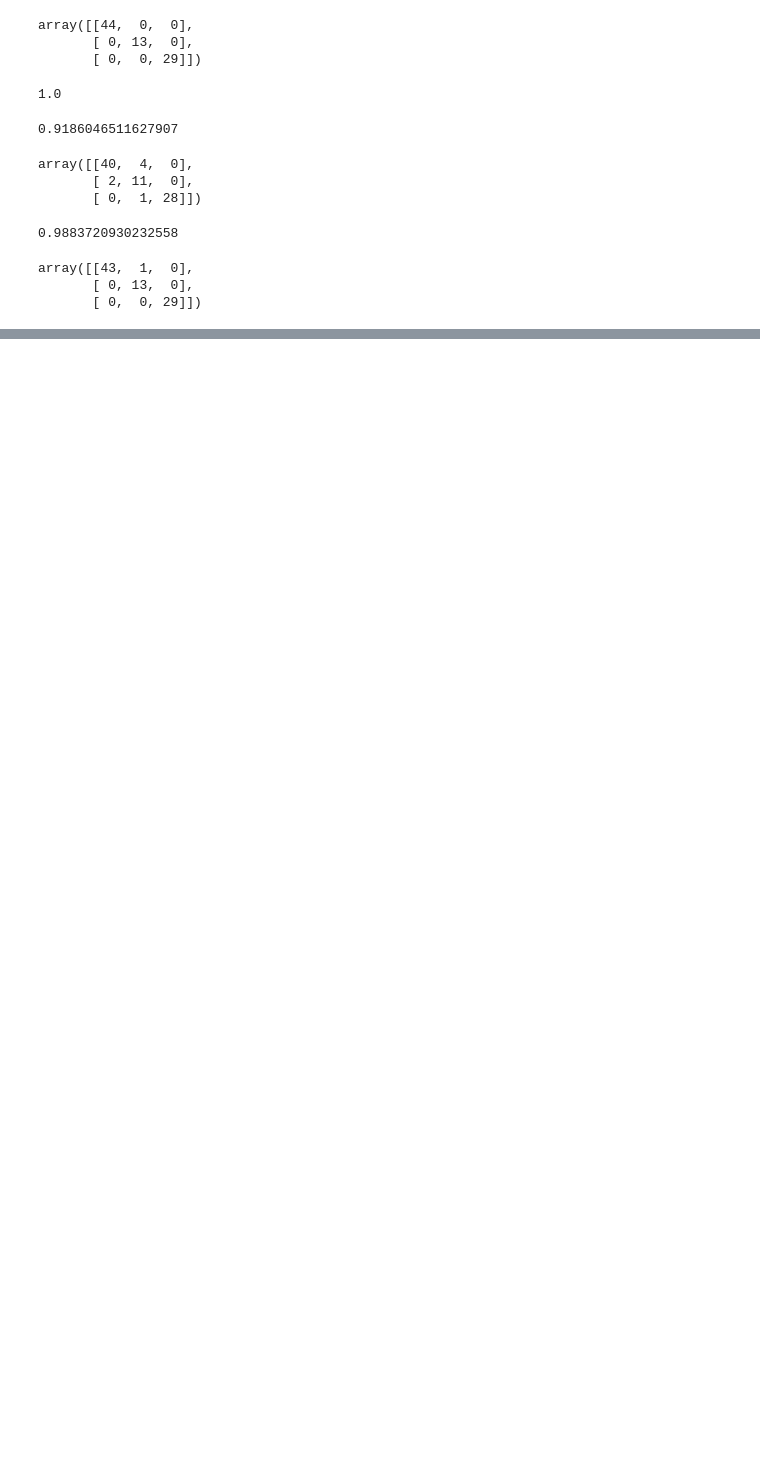
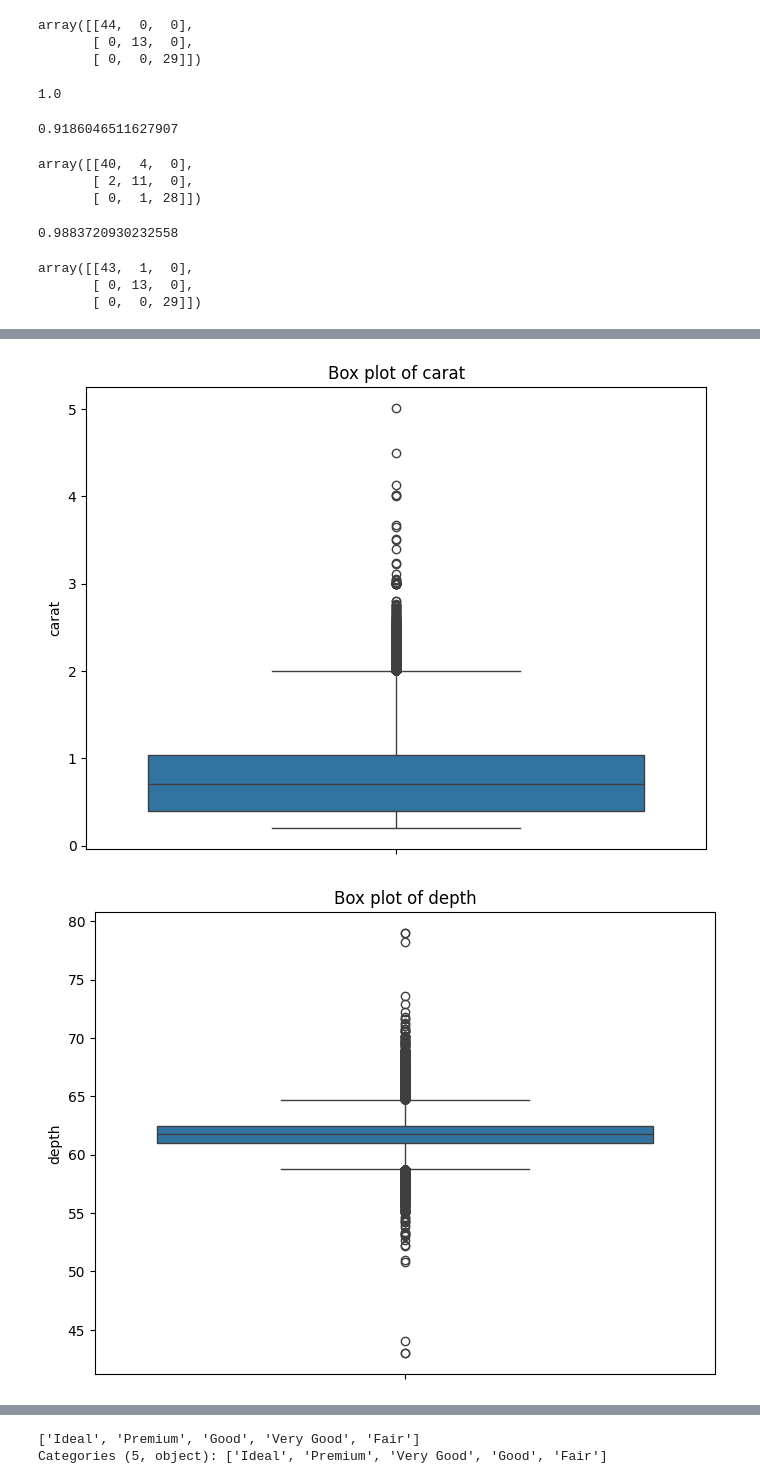
Before and after one commit to vidyasreedharan2003-a11y/ML-PROJECT, a Jupyter notebook: day_5_section_2(Penguin).ipynb, the cells around one changed output, grey strips where cells are left out. Drawn from its saved outputs; the diff is of its cells as text; code cells hidden in the pictures; blank space fills up the shorter version.

```diff
--- a/day_5_section_2(Penguin).ipynb
+++ b/day_5_section_2(Penguin).ipynb
@@ -348,0 +440,11 @@ array([[43,  1,  0],
+# %%
+numerical_col=df.select_dtypes(include=np.number).columns
+
+for col in numerical_col:
+  plt.figure(figsize=(8,6))
+  sns.boxplot(y=df[col])
+  plt.title(f"Box plot of {col}")
+  plt.show()
+# %% [output]
+[figure, added]
+[figure, added]
@@ -348,0 +456,5 @@ array([[43,  1,  0],
+# %%
+df['cut'].unique()
+# %% [output]
+['Ideal', 'Premium', 'Good', 'Very Good', 'Fair']
+Categories (5, object): ['Ideal', 'Premium', 'Very Good', 'Good', 'Fair']
```
Also changed, not shown: parts of 29 cells of this notebook.
